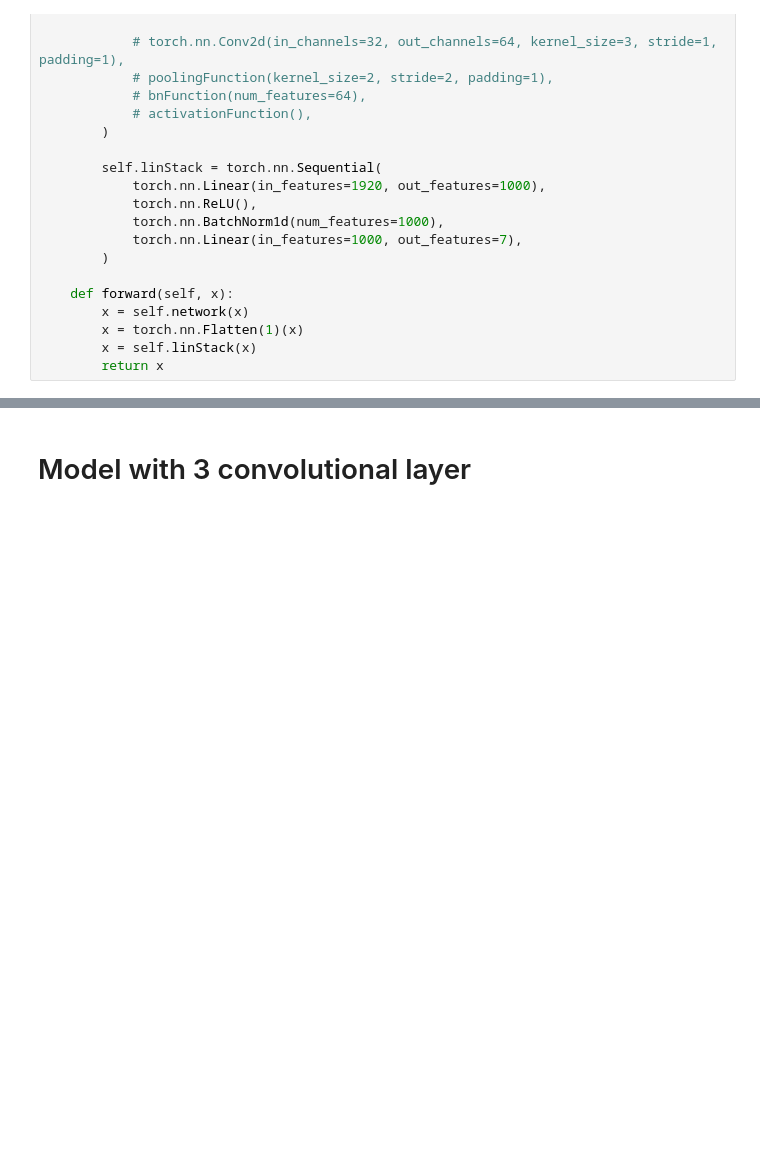
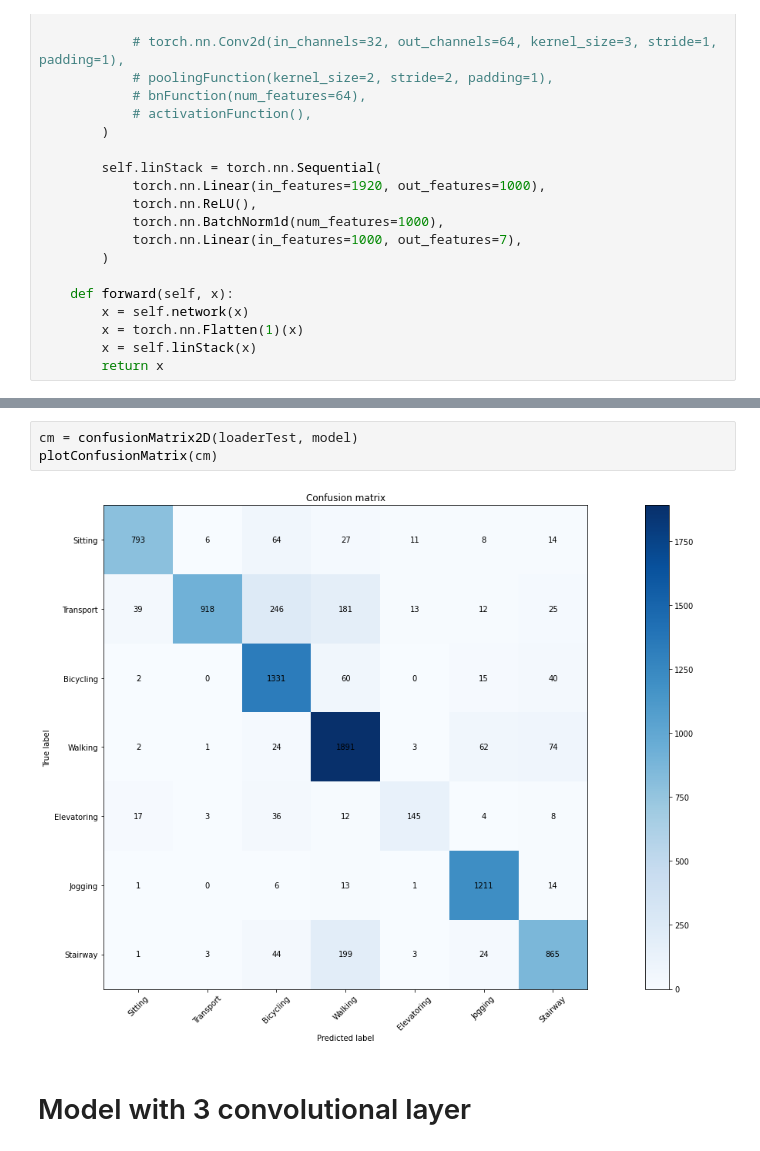
Before and after one commit to phyti1/ds_activity_tracker, a Jupyter notebook: cnn_rnsb/cnn.ipynb, the cells around one changed output, grey strips where cells are left out. Saved outputs shown, nothing was run; the diff lists cells and outputs as text; blank space fills up the shorter version.

```diff
--- a/cnn_rnsb/cnn.ipynb
+++ b/cnn_rnsb/cnn.ipynb
@@ -193,3 +318,8 @@ KeyboardInterrupt:
+# %%
+cm = confusionMatrix2D(loaderTest, model)
+plotConfusionMatrix(cm)
+# %% [output]
+[figure, added]
 # %% [markdown]
 # Model with 3 convolutional layer
 # %%
```
Also changed, not shown: parts of 39 cells of this notebook, 3 other files.
